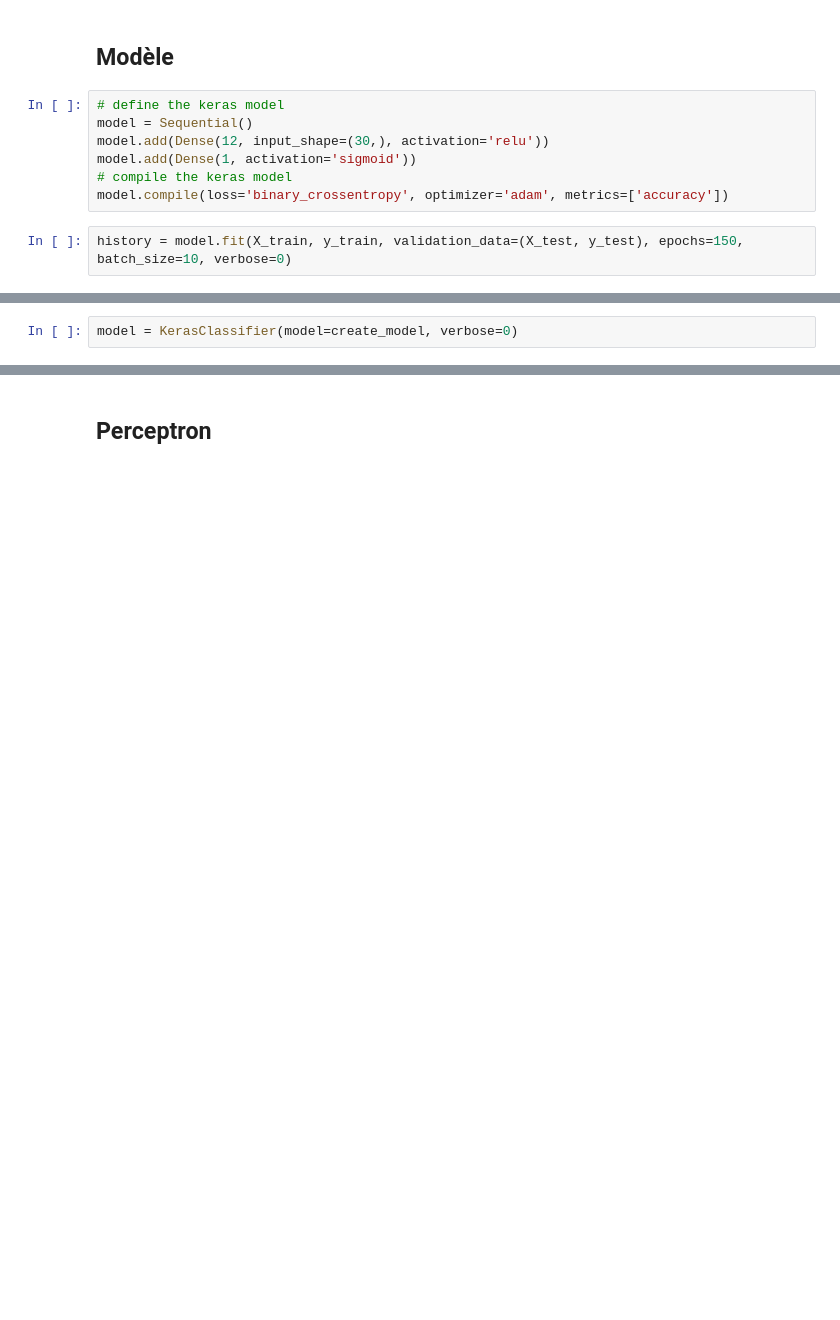
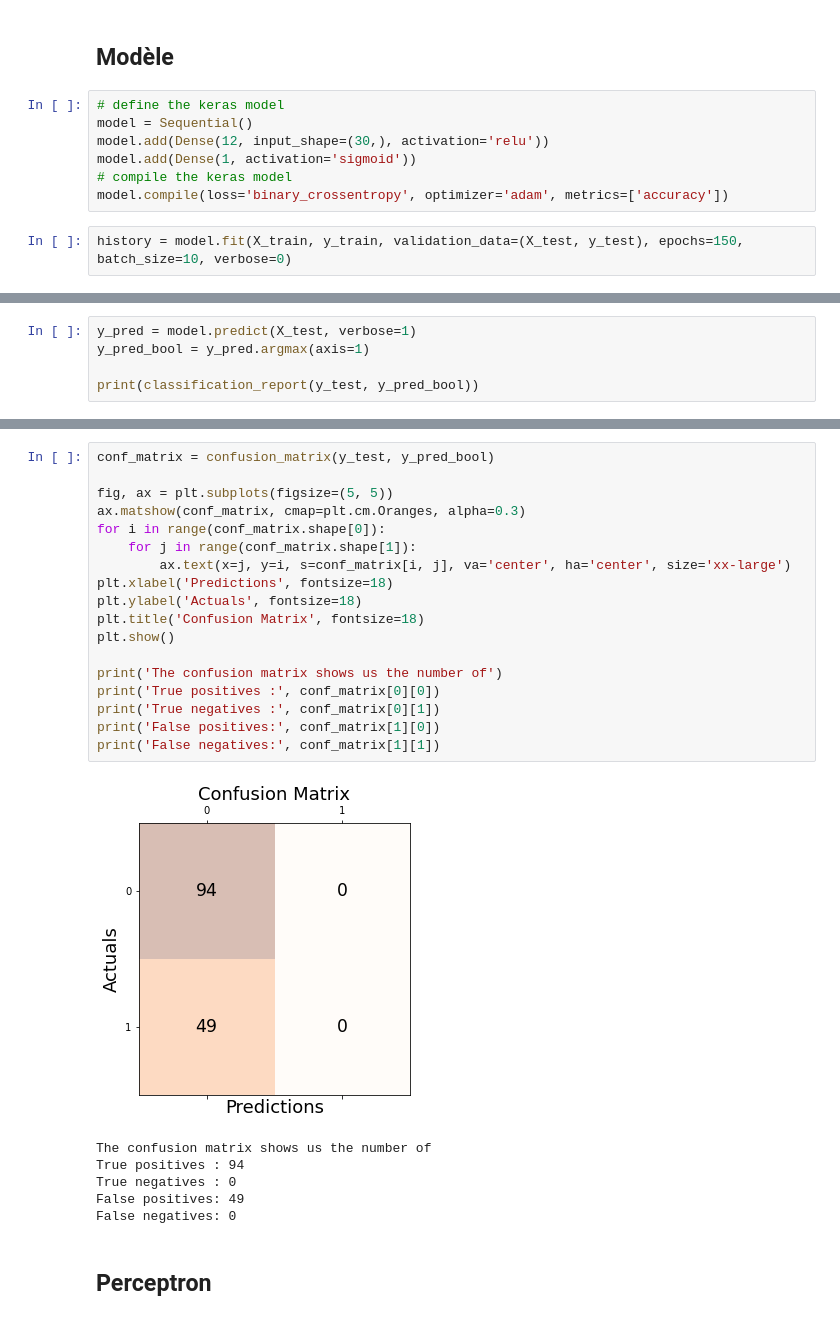
Before and after one commit to gwenael-mahe/ANN-Playground, a Jupyter notebook: ANN-Gwenael.ipynb, the cells around one changed output, grey strips where cells are left out. Saved outputs shown, nothing was run; the diff lists cells and outputs as text; blank space fills up the shorter version.

```diff
--- a/ANN-Gwenael.ipynb
+++ b/ANN-Gwenael.ipynb
@@ -228,2 +229,5 @@ def create_model():
-# %%
-model = KerasClassifier(model=create_model, verbose=0)
+# %%
+y_pred = model.predict(X_test, verbose=1)
+y_pred_bool = y_pred.argmax(axis=1)
+
+print(classification_report(y_test, y_pred_bool))
@@ -230,2 +244,27 @@ model = KerasClassifier(model=create_model, verbose=0)
+# %%
+conf_matrix = confusion_matrix(y_test, y_pred_bool)
+
+fig, ax = plt.subplots(figsize=(5, 5))
+ax.matshow(conf_matrix, cmap=plt.cm.Oranges, alpha=0.3)
+for i in range(conf_matrix.shape[0]):
+    for j in range(conf_matrix.shape[1]):
+        ax.text(x=j, y=i, s=conf_matrix[i, j], va='center', ha='center', size='xx-large')
+plt.xlabel('Predictions', fontsize=18)
+plt.ylabel('Actuals', fontsize=18)
+plt.title('Confusion Matrix', fontsize=18)
+plt.show()
+
+print('The confusion matrix shows us the number of')
+print('True positives :', conf_matrix[0][0])
+print('True negatives :', conf_matrix[0][1])
+print('False positives:', conf_matrix[1][0])
+print('False negatives:', conf_matrix[1][1])
+# %% [output]
+[figure, added]
+The confusion matrix shows us the number of
+True positives : 94
+True negatives : 0
+False positives: 49
+False negatives: 0
 # %% [markdown]
 ## Perceptron
```
Also changed, not shown: parts of 9 cells of this notebook, 2 other files.
